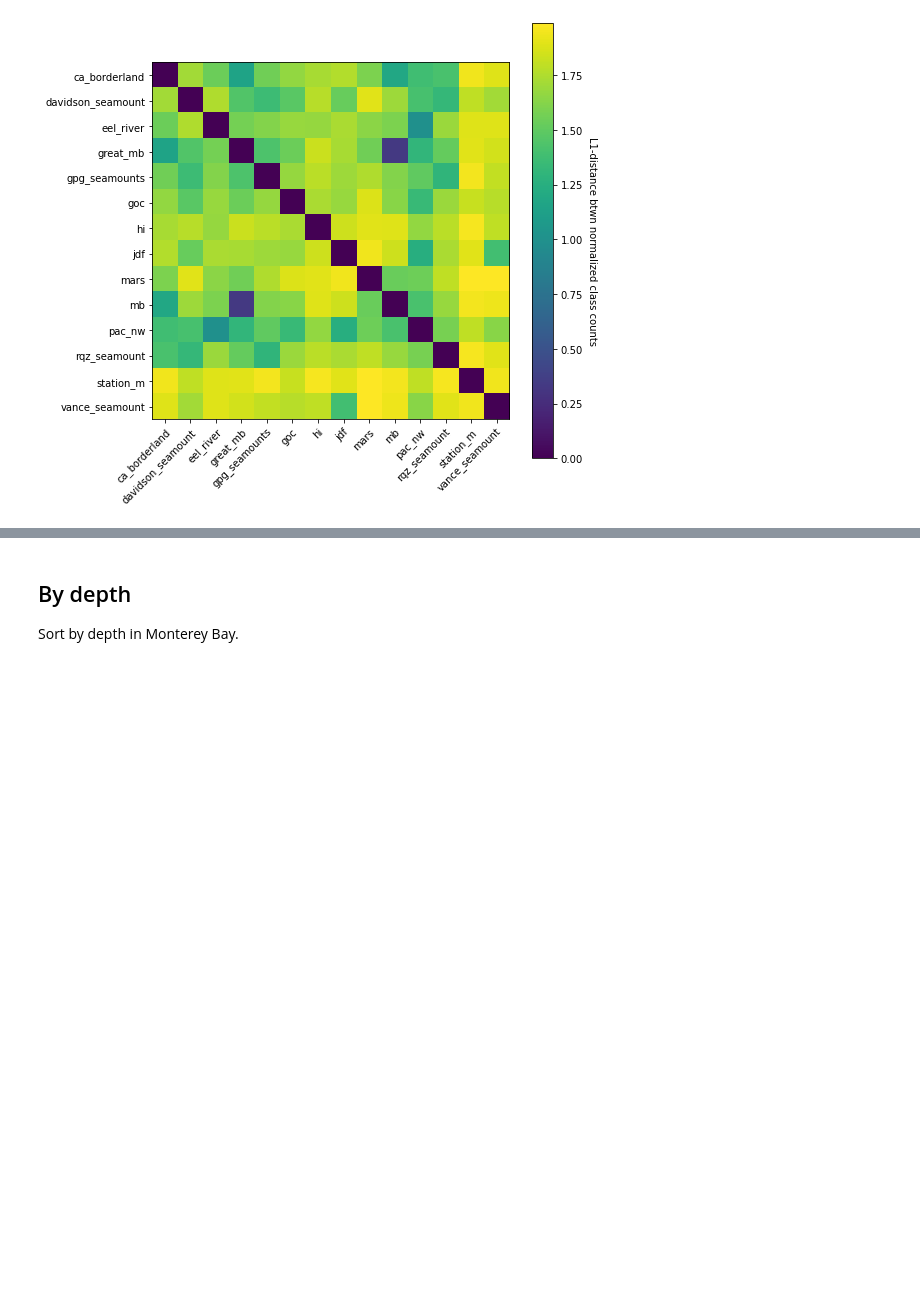
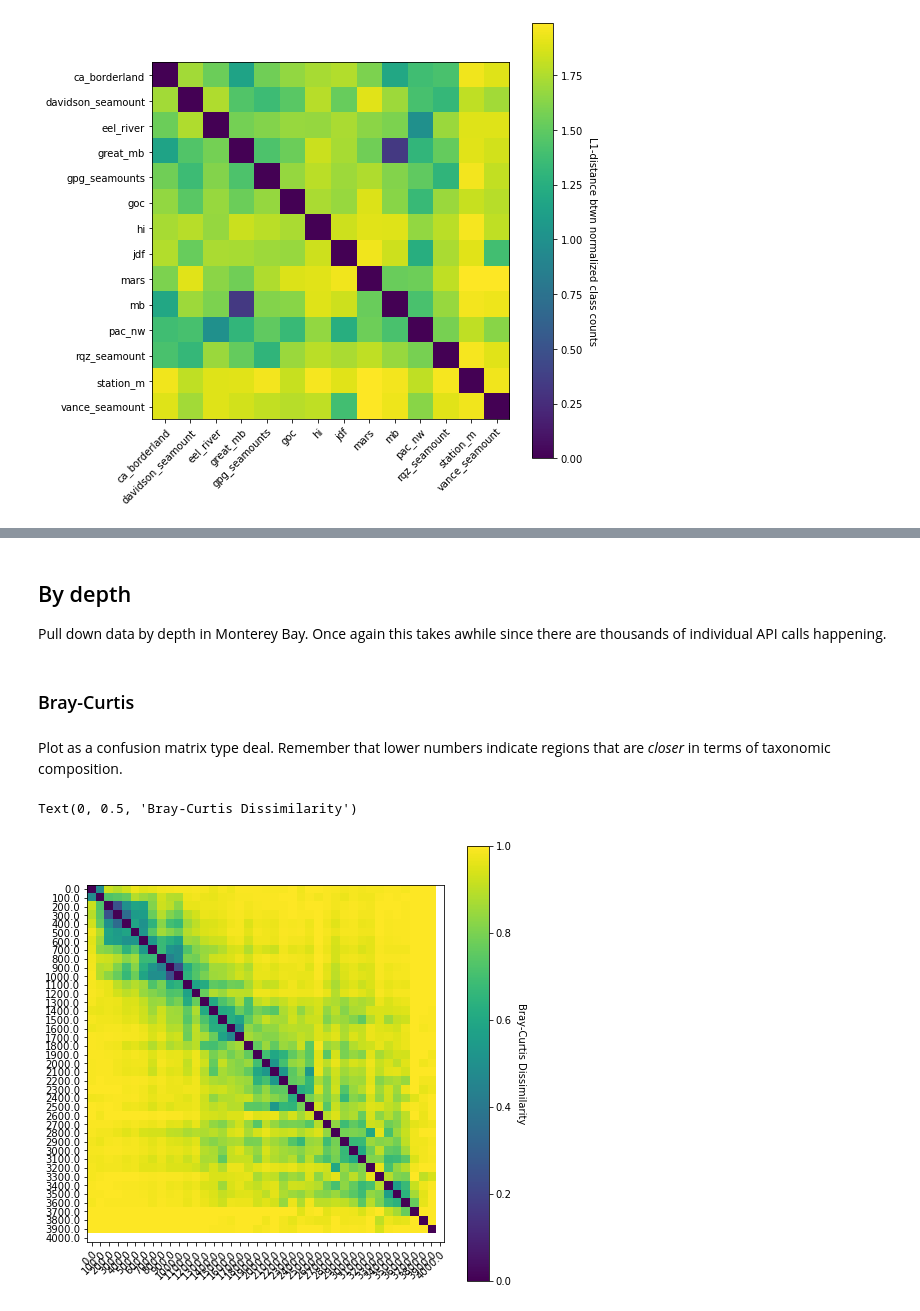
Before and after one commit to eor314/duds_explore, a Jupyter notebook: duds_explore.ipynb, the cells around one changed output, grey strips where cells are left out. Cells and saved outputs as stored; diff of their text form; code cells hidden in the pictures; blank space fills up the shorter version.

Commit message:
depth slice and dice

```diff
--- a/duds_explore.ipynb
+++ b/duds_explore.ipynb
@@ -308,3 +285,3 @@ print('# CA Borderlands concepts with > 200 locs = ', zz[zz > 200].shape)
 # %% [markdown]
 ## By depth
-Sort by depth in Monterey Bay.
+Pull down data by depth in Monterey Bay. Once again this takes awhile since there are thousands of individual API calls happening.
@@ -310,0 +326,35 @@ Sort by depth in Monterey Bay.
+# %% [markdown]
+### Bray-Curtis
+# %%
+# pull out the boudning boxes
+tmp = df.xs("bboxes", level="count-type")
+
+outbc = {}
+
+# iterate over regions
+for item in tmp.columns:
+    try:
+        bc = tmp.apply(lambda xx: braycurtis(tmp[item].to_numpy(), xx.to_numpy()), axis=0)
+        outbc[item] = bc
+    except ZeroDivisionError:
+        # catch any regions that have no items
+        print(f'no entries in {item}')
+
+outbc = pd.DataFrame(outbc)
+# %% [markdown]
+Plot as a confusion matrix type deal. Remember that lower numbers indicate regions that are *closer* in terms of taxonomic composition.
+# %%
+#outbc.style.background_gradient(cmap='viridis')
+fig, ax = plt.subplots(figsize=(8,8))
+im = ax.imshow(outbc.to_numpy(),cmap='viridis')
+ax.set_yticks(np.arange(len(outbc.columns.to_list())))
+ax.set_yticklabels(labels=outbc.columns.to_list())
+ax.set_xticks(np.arange(len(outbc.columns.to_list())))
+ax.set_xticklabels(labels=outbc.columns.to_list())
+plt.setp(ax.get_xticklabels(), rotation=45, ha="right",
+         rotation_mode="anchor")
+cbar = ax.figure.colorbar(im, ax=ax)
+cbar.ax.set_ylabel('Bray-Curtis Dissimilarity', rotation=-90, va="bottom")
+# %% [output]
+Text(0, 0.5, 'Bray-Curtis Dissimilarity')
+[figure, added]
```
Also changed, not shown: parts of 6 cells of this notebook.
